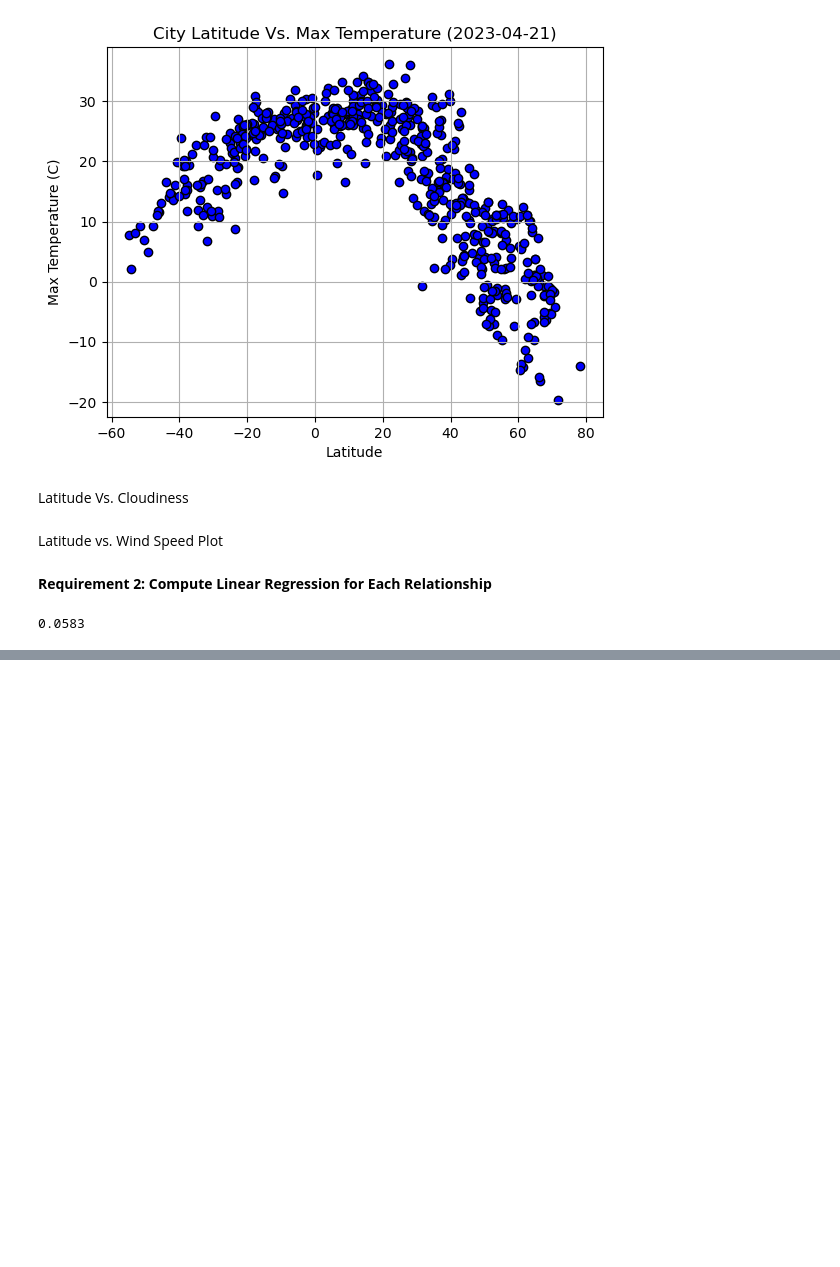
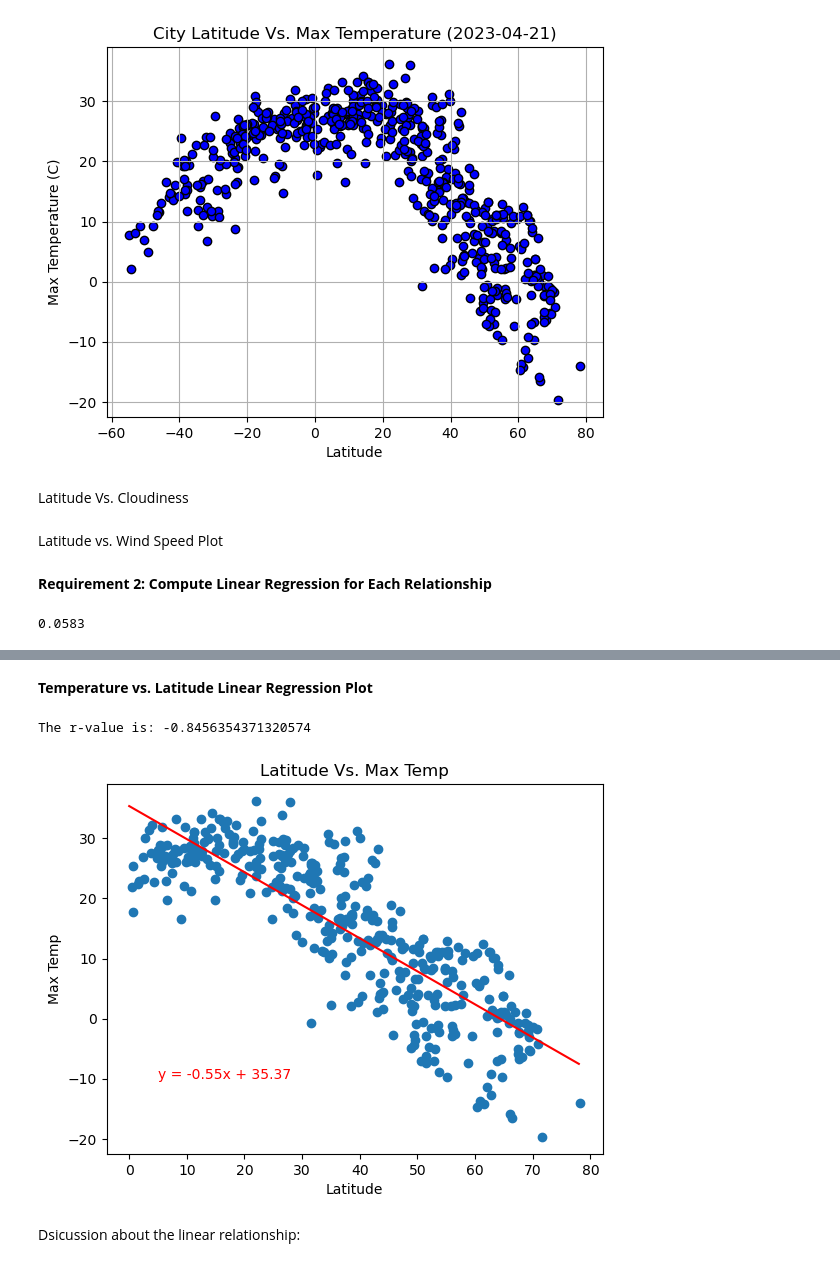
Before and after one commit to m-janssens-boop/python_api_challenge, a Jupyter notebook: WeatherPy/WeatherPy.ipynb, the cells around one changed output, grey strips where cells are left out. Drawn from its saved outputs; the diff is of its cells as text; code cells hidden in the pictures; blank space fills up the shorter version.

Commit message:
scatter plots

```diff
--- a/WeatherPy/WeatherPy.ipynb
+++ b/WeatherPy/WeatherPy.ipynb
@@ -246,13 +248,26 @@ abs_lat_city_data_df['Lat'] = abs_lat_city_data_df['Lat'].abs()
 # %%
 # Define a function to create Linear Regression plots
 
-def l_regression(x, y):
+def l_regression(x, y, y_label):
+
     (slope, intercept, rvalue, pvalue, stderr) = linregress(x, y)
-    reg_line = slope*x + intercept
+    x_axis = np.arange(0, max(x))
+    reg_line = slope*x_axis + intercept
+    print(f"The r-value is: {rvalue}")
     plt.scatter(x, y)
+    plt.plot(reg_line, color='r')
+    plt.annotate(f'y = {round(slope, 2)}x + {round(intercept, 2)}', (5, -10), color='r')
+    plt.title(f'Latitude Vs. {y_label}')
+    plt.xlabel('Latitude')
+    plt.ylabel(f'{y_label}')
+
+    plt.savefig(f"output_data/lat_vs_{y_label}_reg.png")
+
+    plt.show()
 # %%
 # Create a DataFrame with the Northern Hemisphere data (Latitude >= 0)
-# YOUR CODE HERE
+northern_hemi_df = city_data_df.copy()
+northern_hemi_df = northern_hemi_df[northern_hemi_df['Lat'] >= 0]
 
 # Display sample data
 northern_hemi_df.head()
@@ -258,0 +297,12 @@ northern_hemi_df.head()
+# %% [markdown]
+**Temperature vs. Latitude Linear Regression Plot**
+# %%
+# Linear regression on Northern Hemisphere
+
+n_lat = northern_hemi_df['Lat']
+n_max_temp = northern_hemi_df['Max Temp']
+
+l_regression(n_lat, n_max_temp, 'Max Temp')
+# %% [output]
+The r-value is: -0.8456354371320574
+[figure, added]
@@ -258,0 +312,2 @@ northern_hemi_df.head()
+# %% [markdown]
+Dsicussion about the linear relationship:
```
Also changed, not shown: parts of 4 cells of this notebook, 3 other files.
